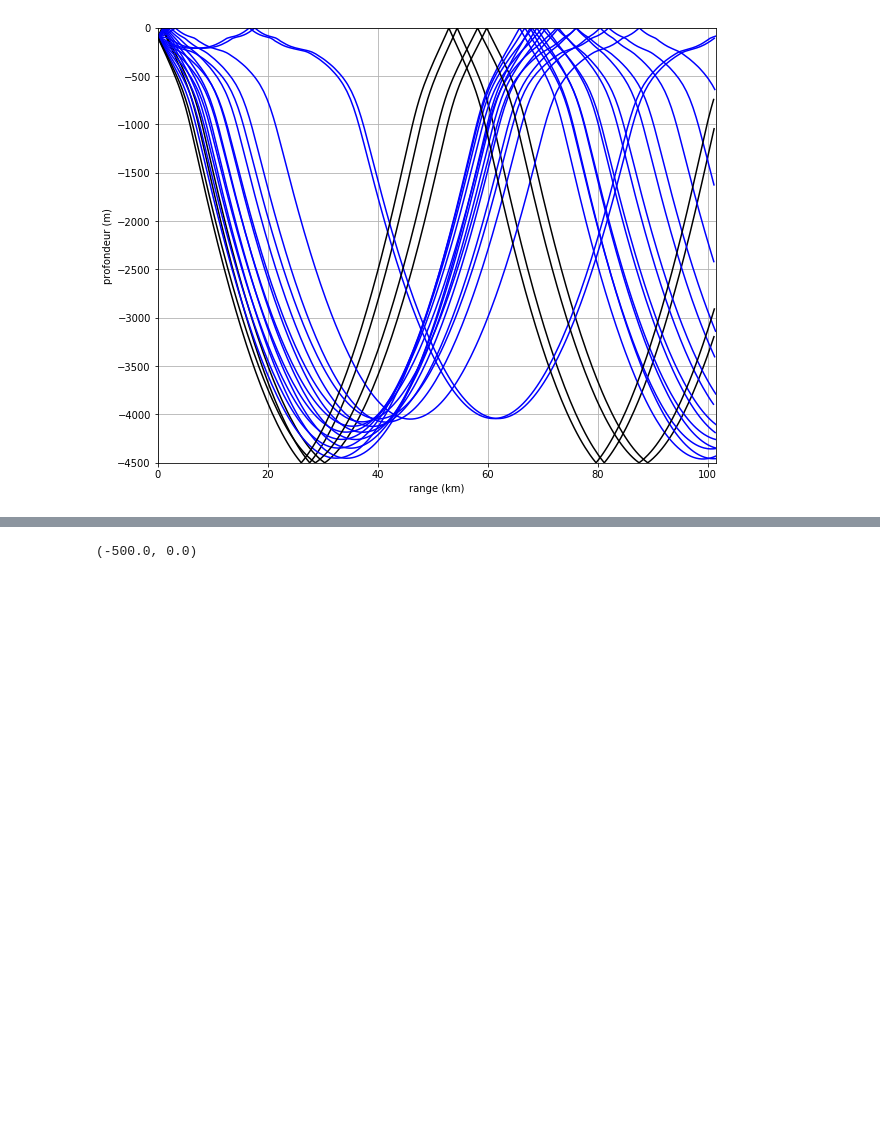
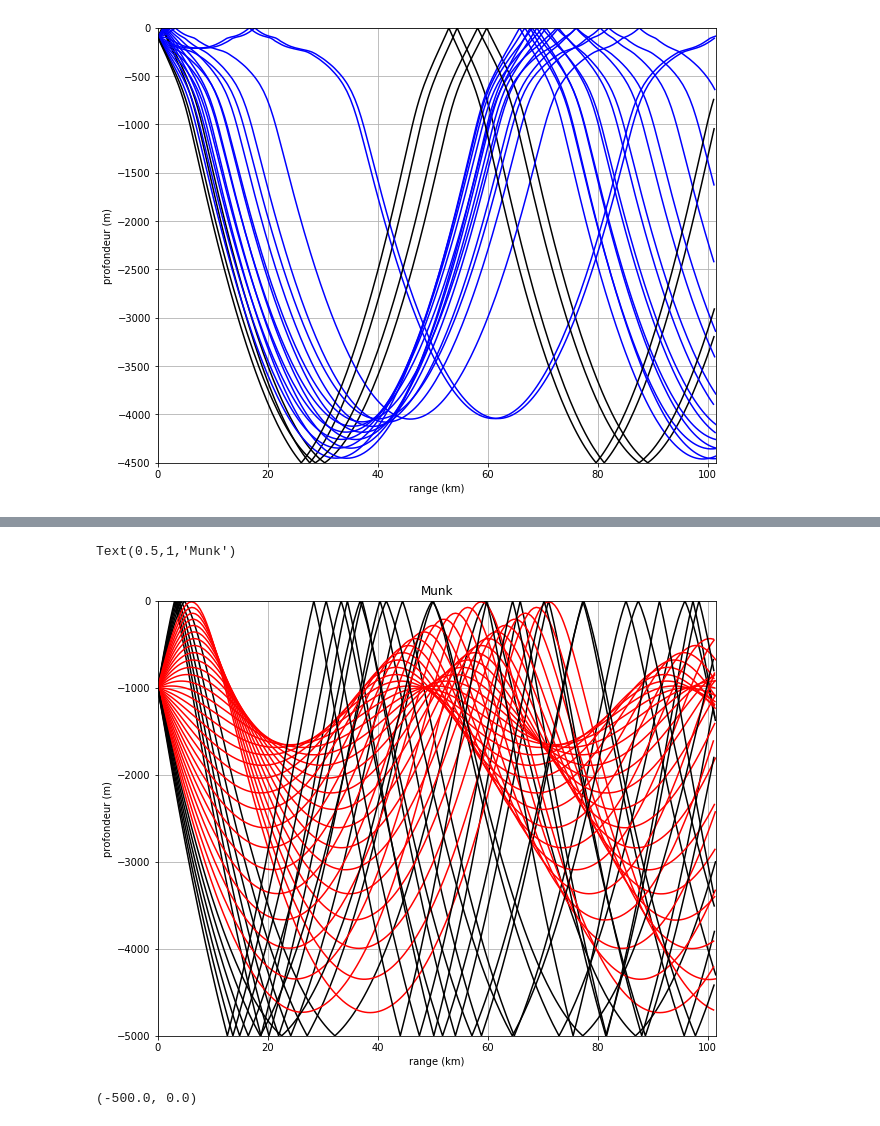
Before and after one commit to ponchama/Cognac_Acoustique, a Jupyter notebook: Bellhop/Partie3_tables_des_temps/Ray_tracing_tests.ipynb, the cells around one changed output, grey strips where cells are left out. Saved outputs shown, nothing was run; the diff lists cells and outputs as text; code cells hidden in the pictures; blank space fills up the shorter version.

```diff
--- a/Bellhop/Partie3_tables_des_temps/Ray_tracing_tests.ipynb
+++ b/Bellhop/Partie3_tables_des_temps/Ray_tracing_tests.ipynb
@@ -30 +38,13 @@ plt.show()
+# %%
+### Exemple bellhop (profil de Munk)
+plt.figure(figsize=(10,8))
+plt.subplot(111)
+s.plotray('munk.ray', zoom=False)
+plt.title('Munk')
+
+
+#plt.savefig('Cubic_spline', dpi=100)
+# %% [output]
+Text(0.5,1,'Munk')
+[figure, added]
 # %%
```
Also changed, not shown: parts of 2 cells of this notebook, 2 other files.
